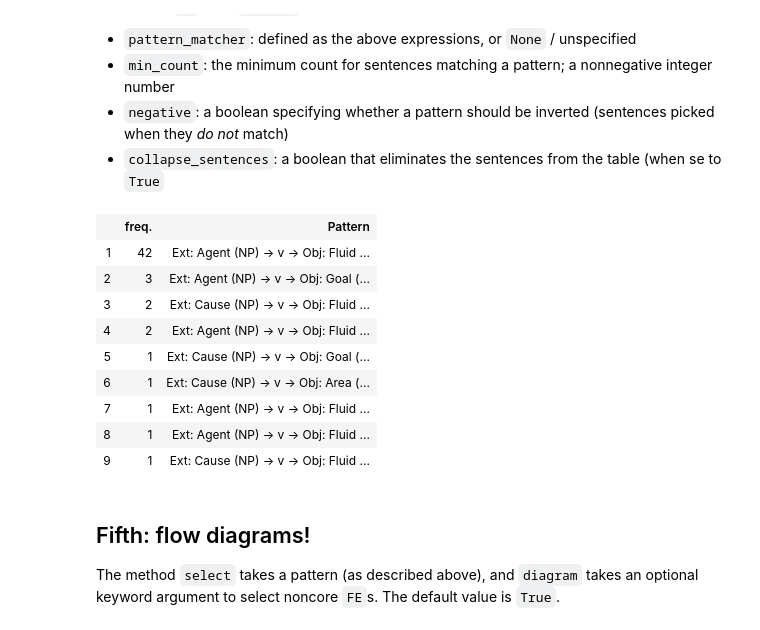
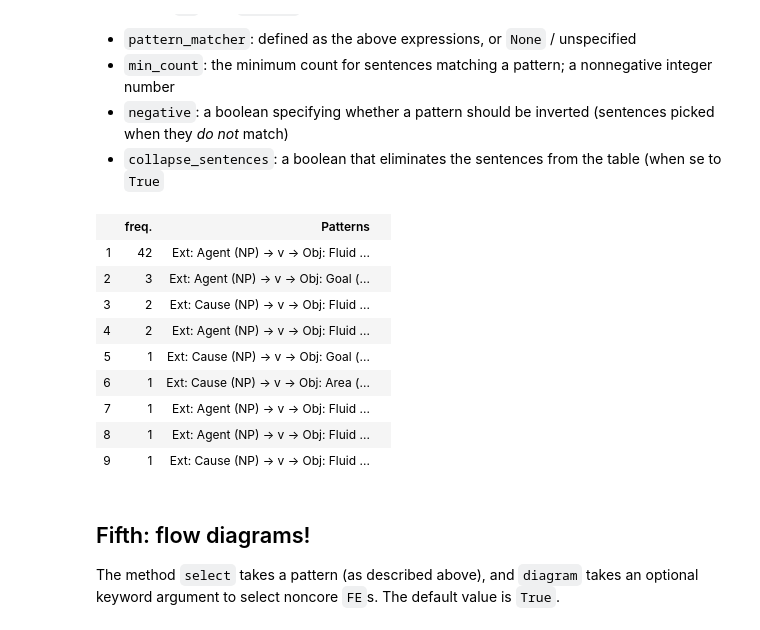
Before and after one commit to lucag/framenet, a Jupyter notebook: notebooks/Paper2.ipynb, the cells around one changed output. Cells and saved outputs as stored; diff of their text form; code cells hidden in the pictures.

```diff
--- a/notebooks/Paper2.ipynb
+++ b/notebooks/Paper2.ipynb
@@ -86,18 +84,18 @@ This is with `p1`. The `display` method understands the following keywords, all
 * `negative`: a boolean specifying whether a pattern should be inverted (sentences picked when they *do not* match)
 * `collapse_sentences`: a boolean that eliminates the sentences from the table (when se to `True`
 # %%
-cfm_patterns.display(pattern_matcher = p1, min_count = 0, negative=False, collapse_sentences=True)
+cfm_patterns.display(pattern_matcher = p1, min_count = 0, negative=False)
 # %% [output]
-|  | freq. | Pattern |
-| 1 | 42 | Ext: Agent (NP) → v → Obj: Fluid ... |
-| 2 | 3 | Ext: Agent (NP) → v → Obj: Goal (... |
-| 3 | 2 | Ext: Cause (NP) → v → Obj: Fluid ... |
-| 4 | 2 | Ext: Agent (NP) → v → Obj: Fluid ... |
-| 5 | 1 | Ext: Cause (NP) → v → Obj: Goal (... |
-| 6 | 1 | Ext: Cause (NP) → v → Obj: Area (... |
-| 7 | 1 | Ext: Agent (NP) → v → Obj: Fluid ... |
-| 8 | 1 | Ext: Agent (NP) → v → Obj: Fluid ... |
-| 9 | 1 | Ext: Cause (NP) → v → Obj: Fluid ... |
+|  | freq. | Patterns |  |
+| 1 | 42 | Ext: Agent (NP) → v → Obj: Fluid ... |  |
+| 2 | 3 | Ext: Agent (NP) → v → Obj: Goal (... |  |
+| 3 | 2 | Ext: Cause (NP) → v → Obj: Fluid ... |  |
+| 4 | 2 | Ext: Agent (NP) → v → Obj: Fluid ... |  |
+| 5 | 1 | Ext: Cause (NP) → v → Obj: Goal (... |  |
+| 6 | 1 | Ext: Cause (NP) → v → Obj: Area (... |  |
+| 7 | 1 | Ext: Agent (NP) → v → Obj: Fluid ... |  |
+| 8 | 1 | Ext: Agent (NP) → v → Obj: Fluid ... |  |
+| 9 | 1 | Ext: Cause (NP) → v → Obj: Fluid ... |  |
 # %% [markdown]
 ## Fifth: flow diagrams!
 
```
Also changed, not shown: parts of 4 cells of this notebook, 5 other files.
